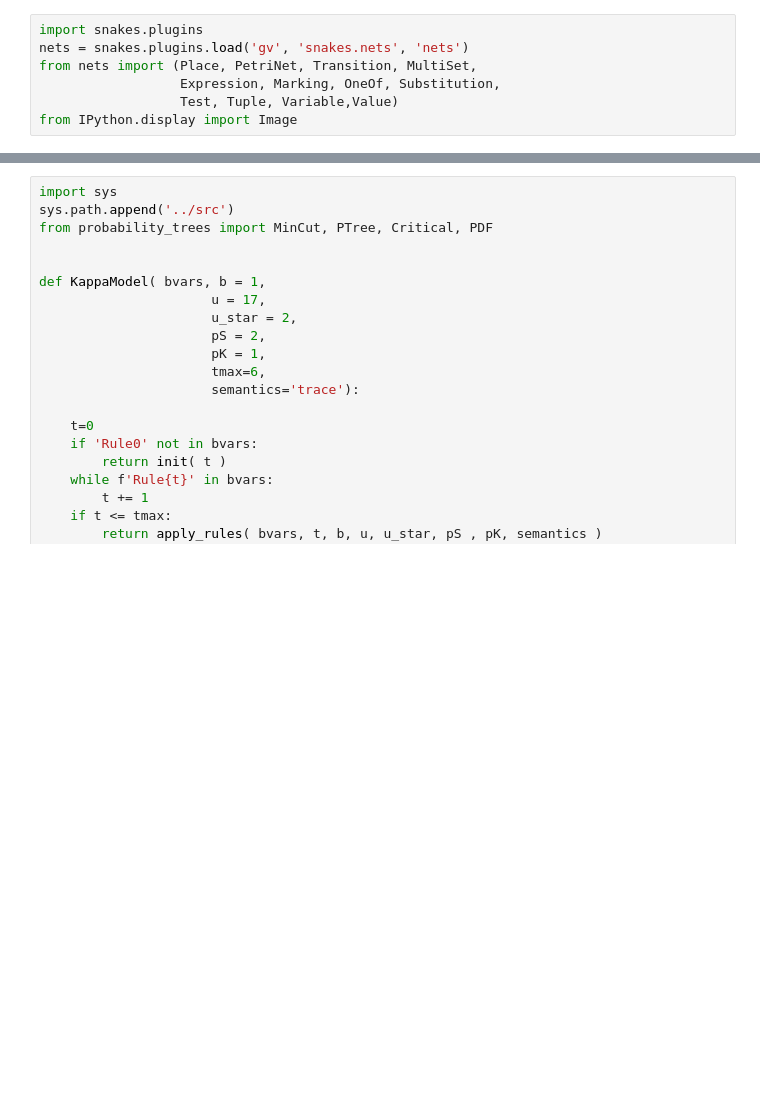
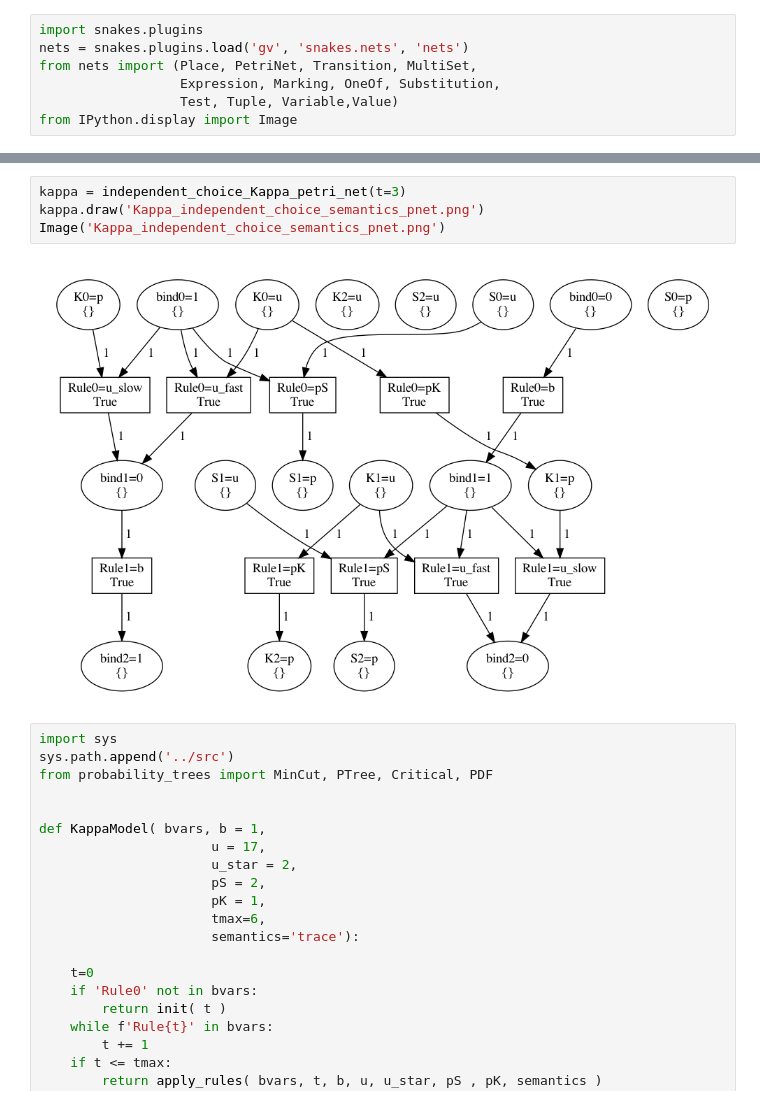
Before and after one commit to devonjkohler/causal-prog-rule-models, a Jupyter notebook: Models/KappaPetriNet.ipynb, the cells around one changed output, grey strips where cells are left out. Saved outputs shown, nothing was run; the diff lists cells and outputs as text; blank space fills up the shorter version.

```diff
--- a/Models/KappaPetriNet.ipynb
+++ b/Models/KappaPetriNet.ipynb
@@ -128,3 +104,9 @@ def trace_semantics_petri_net():
+# %%
+kappa = independent_choice_Kappa_petri_net(t=3)
+kappa.draw('Kappa_independent_choice_semantics_pnet.png')
+Image('Kappa_independent_choice_semantics_pnet.png')
+# %% [output]
+[figure, added]
 # %%
 import sys
 sys.path.append('../src')
```
Also changed, not shown: parts of 4 cells of this notebook.
